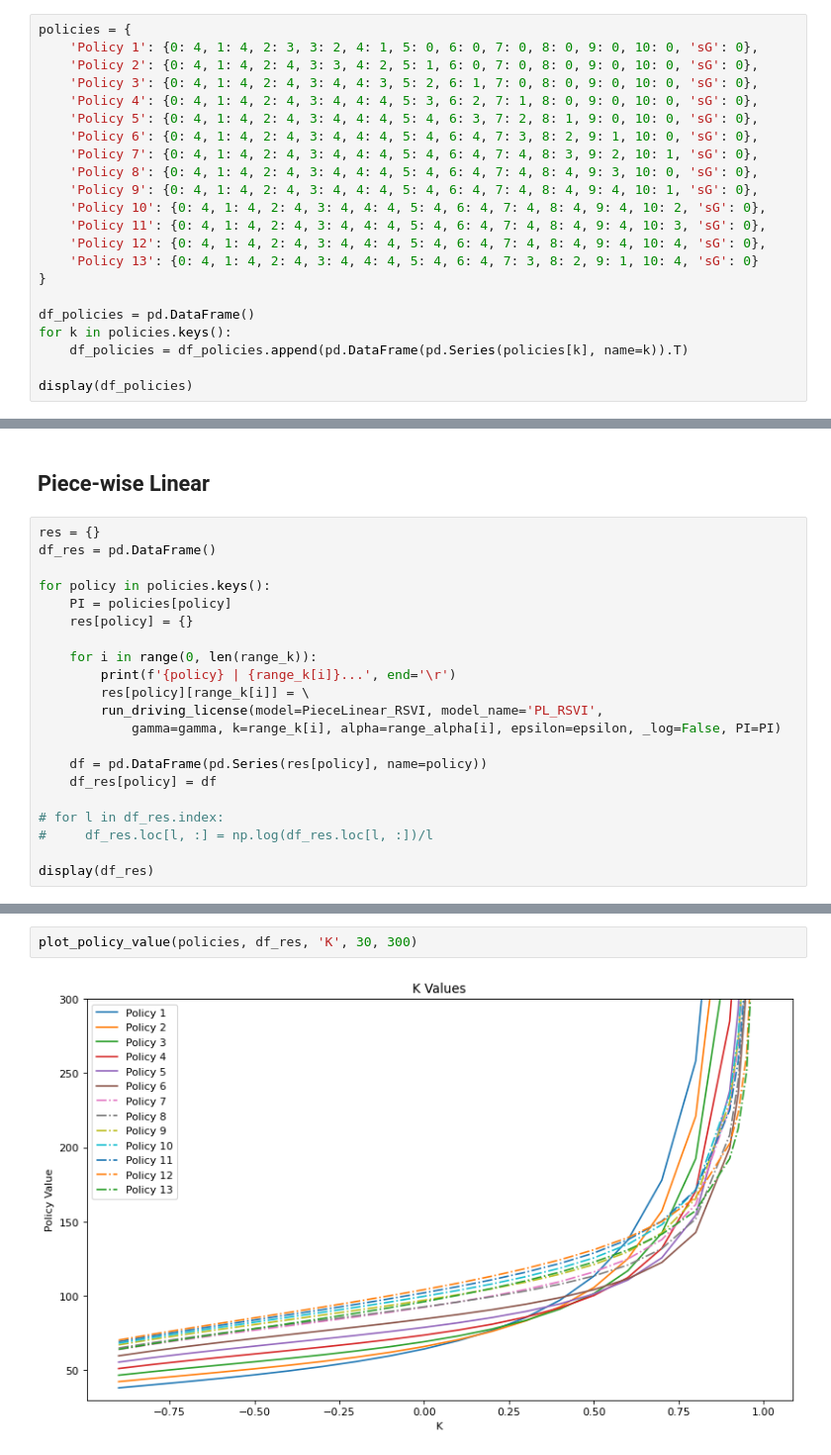
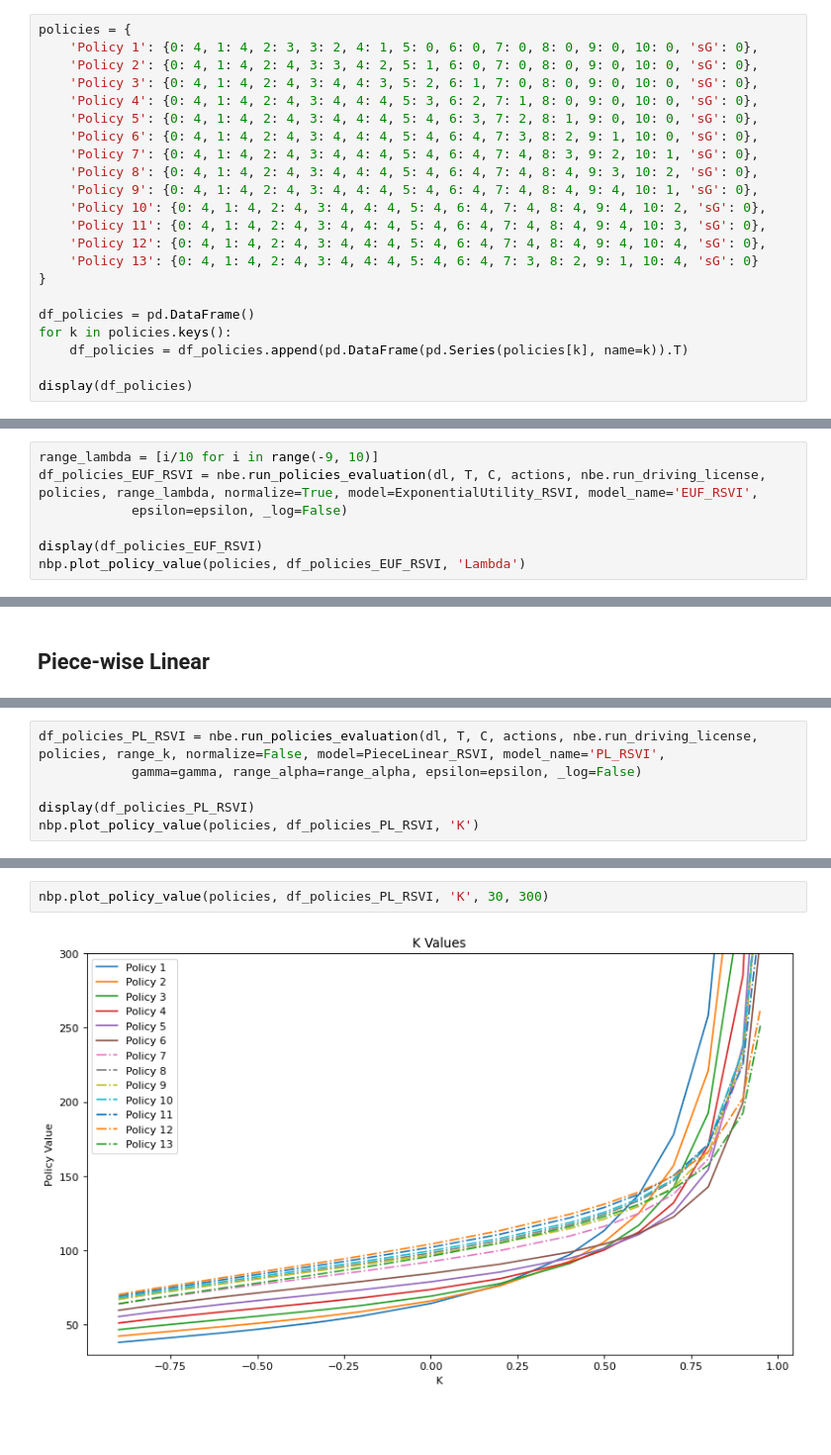
Before and after one commit to igormiyamura/ppgsi_riskaverse_rl, a Jupyter notebook: notebooks/2_DrivingLicense.ipynb, the cells around one changed output, grey strips where cells are left out. Shown at 99% size. Drawn from its saved outputs; the diff is of its cells as text; blank space fills up the shorter version.

```diff
--- a/notebooks/2_DrivingLicense.ipynb
+++ b/notebooks/2_DrivingLicense.ipynb
@@ -266,7 +233,7 @@ policies = {
     'Policy 5': {0: 4, 1: 4, 2: 4, 3: 4, 4: 4, 5: 4, 6: 3, 7: 2, 8: 1, 9: 0, 10: 0, 'sG': 0},
     'Policy 6': {0: 4, 1: 4, 2: 4, 3: 4, 4: 4, 5: 4, 6: 4, 7: 3, 8: 2, 9: 1, 10: 0, 'sG': 0},
     'Policy 7': {0: 4, 1: 4, 2: 4, 3: 4, 4: 4, 5: 4, 6: 4, 7: 4, 8: 3, 9: 2, 10: 1, 'sG': 0},
-    'Policy 8': {0: 4, 1: 4, 2: 4, 3: 4, 4: 4, 5: 4, 6: 4, 7: 4, 8: 4, 9: 3, 10: 0, 'sG': 0},
+    'Policy 8': {0: 4, 1: 4, 2: 4, 3: 4, 4: 4, 5: 4, 6: 4, 7: 4, 8: 4, 9: 3, 10: 2, 'sG': 0},
     'Policy 9': {0: 4, 1: 4, 2: 4, 3: 4, 4: 4, 5: 4, 6: 4, 7: 4, 8: 4, 9: 4, 10: 1, 'sG': 0},
     'Policy 10': {0: 4, 1: 4, 2: 4, 3: 4, 4: 4, 5: 4, 6: 4, 7: 4, 8: 4, 9: 4, 10: 2, 'sG': 0},
     'Policy 11': {0: 4, 1: 4, 2: 4, 3: 4, 4: 4, 5: 4, 6: 4, 7: 4, 8: 4, 9: 4, 10: 3, 'sG': 0},
@@ -359,0 +266,7 @@ Policy 13 | 1.......
+# %%
+range_lambda = [i/10 for i in range(-9, 10)]
+df_policies_EUF_RSVI = nbe.run_policies_evaluation(dl, T, C, actions, nbe.run_driving_license, policies, range_lambda, normalize=True, model=ExponentialUtility_RSVI, model_name='EUF_RSVI',
+            epsilon=epsilon, _log=False)
+
+display(df_policies_EUF_RSVI)
+nbp.plot_policy_value(policies, df_policies_EUF_RSVI, 'Lambda')
@@ -360,23 +294,2 @@ Policy 13 | 1.......
 # %% [markdown]
 ## Piece-wise Linear
-# %%
-res = {}
-df_res = pd.DataFrame()
-
-for policy in policies.keys():
-    PI = policies[policy]
-    res[policy] = {}
-
-    for i in range(0, len(range_k)):
-        print(f'{policy} | {range_k[i]}...', end='\r')
-        res[policy][range_k[i]] = \
-        run_driving_license(model=PieceLinear_RSVI, model_name='PL_RSVI',
-            gamma=gamma, k=range_k[i], alpha=range_alpha[i], epsilon=epsilon, _log=False, PI=PI)
-
-    df = pd.DataFrame(pd.Series(res[policy], name=policy))
-    df_res[policy] = df
-
-# for l in df_res.index:
-#     df_res.loc[l, :] = np.log(df_res.loc[l, :])/l
-
-display(df_res)
@@ -401,0 +296,6 @@ Policy 13 | 0.99....
+# %%
+df_policies_PL_RSVI = nbe.run_policies_evaluation(dl, T, C, actions, nbe.run_driving_license, policies, range_k, normalize=False, model=PieceLinear_RSVI, model_name='PL_RSVI',
+            gamma=gamma, range_alpha=range_alpha, epsilon=epsilon, _log=False)
+
+display(df_policies_PL_RSVI)
+nbp.plot_policy_value(policies, df_policies_PL_RSVI, 'K')
@@ -402,5 +323,5 @@ Policy 13 | 0.99....
 # %%
-plot_policy_value(policies, df_res, 'K', 30, 300)
+nbp.plot_policy_value(policies, df_policies_PL_RSVI, 'K', 30, 300)
 # %% [output]
-[figure, old version]
+[figure, new version]
 # %%
```
Also changed, not shown: parts of 28 cells of this notebook, 27 other files.
